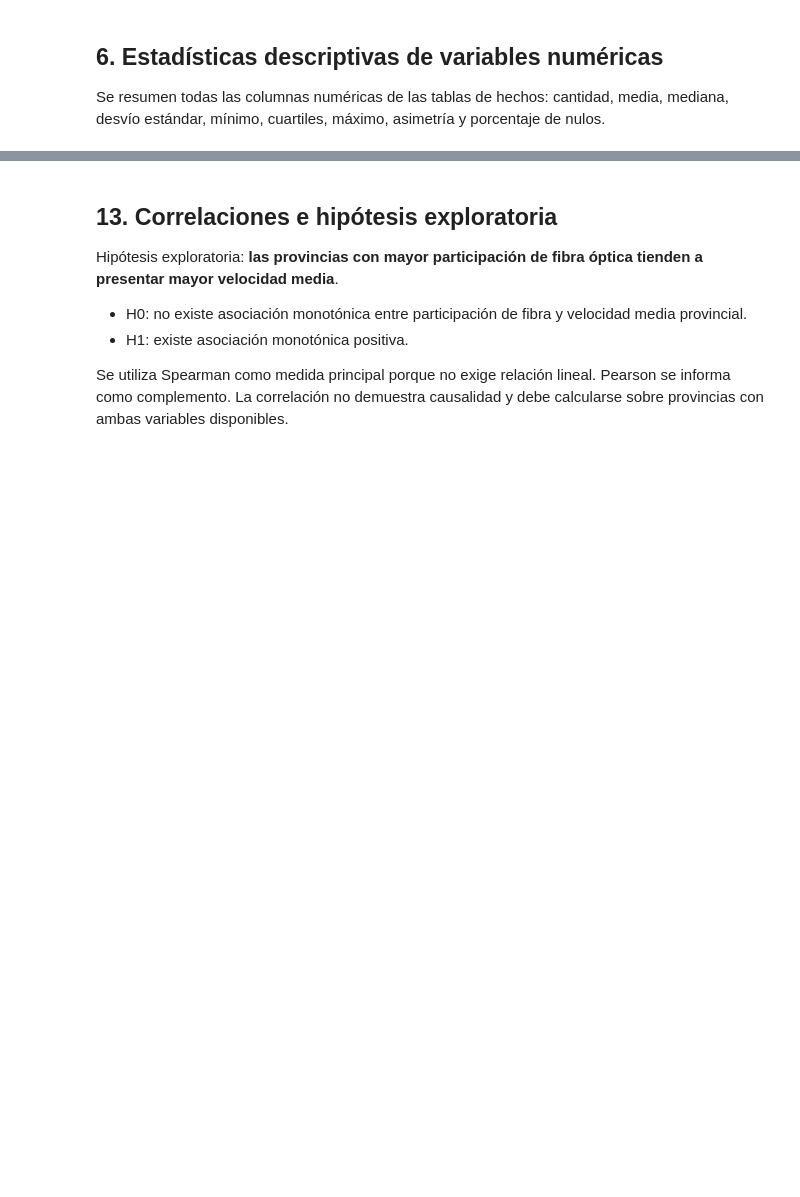
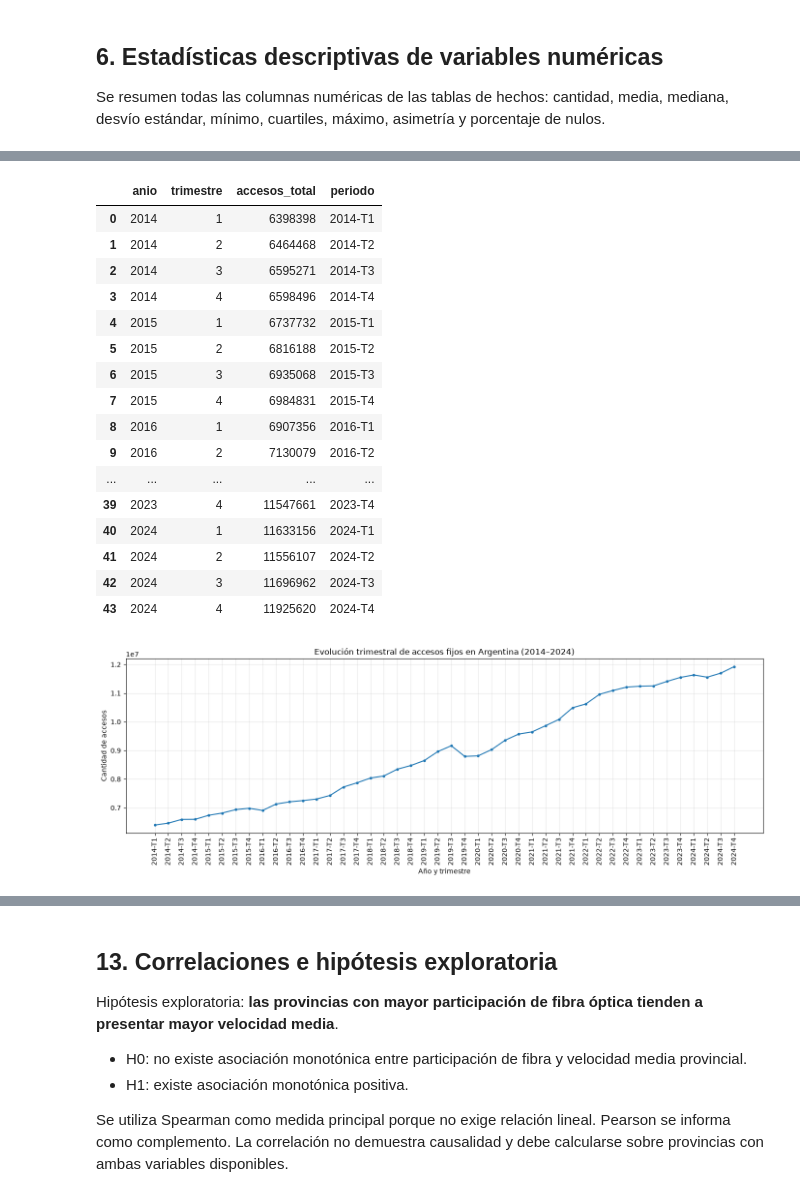
Before and after one commit to MatiasSilvaIslas/tp-analisis-de-datos-1, a Jupyter notebook: notebooks/02_EDA_conectividad_fija_v2.ipynb, the cells around one changed output, grey strips where cells are left out. Drawn from its saved outputs; the diff is of its cells as text; code cells hidden in the pictures; blank space fills up the shorter version.

```diff
--- a/notebooks/02_EDA_conectividad_fija_v2.ipynb
+++ b/notebooks/02_EDA_conectividad_fija_v2.ipynb
@@ -365,7 +602,7 @@ Se identifican columnas de texto y se calculan frecuencias, porcentajes y cardin
 # %%
 categorical_summary = []
 for t, df in data.items():
-    for c in df.select_dtypes(include=["object", "category"]).columns:
+    for c in df.select_dtypes(include=["object", "category", "str"]).columns:
         s = df[c].fillna("(nulo)").astype(str)
         categorical_summary.append({
             "tabla": t, "variable": c,
@@ -384,24 +742,58 @@ La consulta usa `fact_accesos_provincia` y suma los accesos de las provincias po
 # %%
-def resolve_period_column(df):
-    # No se acepta trimestre aislado como una serie temporal: se usa la
-    # etiqueta completa creada desde (anio, trimestre) y dim_periodo.
-    return choose_col(df, ["periodo", "periodo_nombre", "fecha"])
 
 if "fact_accesos_provincia" in data:
+
     df = data["fact_accesos_provincia"].copy()
-    access_col = choose_col(df, ["accesos_total", "total_accesos", "accesos"])
-    period_col = resolve_period_column(df)
-    if access_col and period_col:
-        temporal = df.groupby(period_col, dropna=False)[access_col].sum().reset_index()
-        temporal = temporal.rename(columns={period_col:"periodo", access_col:"accesos_total"})
-        display(temporal.head())
-        plt.figure(figsize=(13,5))
-        plt.plot(temporal["periodo"].astype(str), temporal["accesos_total"], marker="o")
-        plt.title("Evolución trimestral de accesos fijos")
-        plt.xlabel("Período")
-        plt.ylabel("Accesos")
-        plt.xticks(rotation=90)
-        plt.tight_layout()
-        plt.show()
-    else:
-        print("No se identificó el período completo (AAAA-Tn) o la medida de accesos.")
+
+    temporal = (
+        df.groupby(["anio", "trimestre"], as_index=False)
+          ["accesos_total"].sum()
+          .sort_values(["anio", "trimestre"])
+    )
+
+    temporal["periodo"] = (
+        temporal["anio"].astype(str)
+        + "-T"
+        + temporal["trimestre"].astype(str)
+    )
+
+    display(temporal)
+
+    plt.figure(figsize=(14, 5))
+
+    plt.plot(
+        temporal["periodo"],
+        temporal["accesos_total"],
+        marker="o",
+        markersize=3
+    )
+
+    plt.title("Evolución trimestral de accesos fijos en Argentina (2014–2024)")
+    plt.xlabel("Año y trimestre")
+    plt.ylabel("Cantidad de accesos")
+    plt.xticks(rotation=90)
+    plt.grid(alpha=0.3)
+    plt.tight_layout()
+    plt.show()
+
+else:
+    print("No se encontró fact_accesos_provincia.")
+# %% [output]
+|  | anio | trimestre | accesos_total | periodo |
+| 0 | 2014 | 1 | 6398398 | 2014-T1 |
+| 1 | 2014 | 2 | 6464468 | 2014-T2 |
+| 2 | 2014 | 3 | 6595271 | 2014-T3 |
+| 3 | 2014 | 4 | 6598496 | 2014-T4 |
+| 4 | 2015 | 1 | 6737732 | 2015-T1 |
+| 5 | 2015 | 2 | 6816188 | 2015-T2 |
+| 6 | 2015 | 3 | 6935068 | 2015-T3 |
+| 7 | 2015 | 4 | 6984831 | 2015-T4 |
+| 8 | 2016 | 1 | 6907356 | 2016-T1 |
+| 9 | 2016 | 2 | 7130079 | 2016-T2 |
+| ... | ... | ... | ... | ... |
+| 39 | 2023 | 4 | 11547661 | 2023-T4 |
+| 40 | 2024 | 1 | 11633156 | 2024-T1 |
+| 41 | 2024 | 2 | 11556107 | 2024-T2 |
+| 42 | 2024 | 3 | 11696962 | 2024-T3 |
+| 43 | 2024 | 4 | 11925620 | 2024-T4 |
+[figure, added]
```
Also changed, not shown: parts of 51 cells of this notebook, 3 other files.
